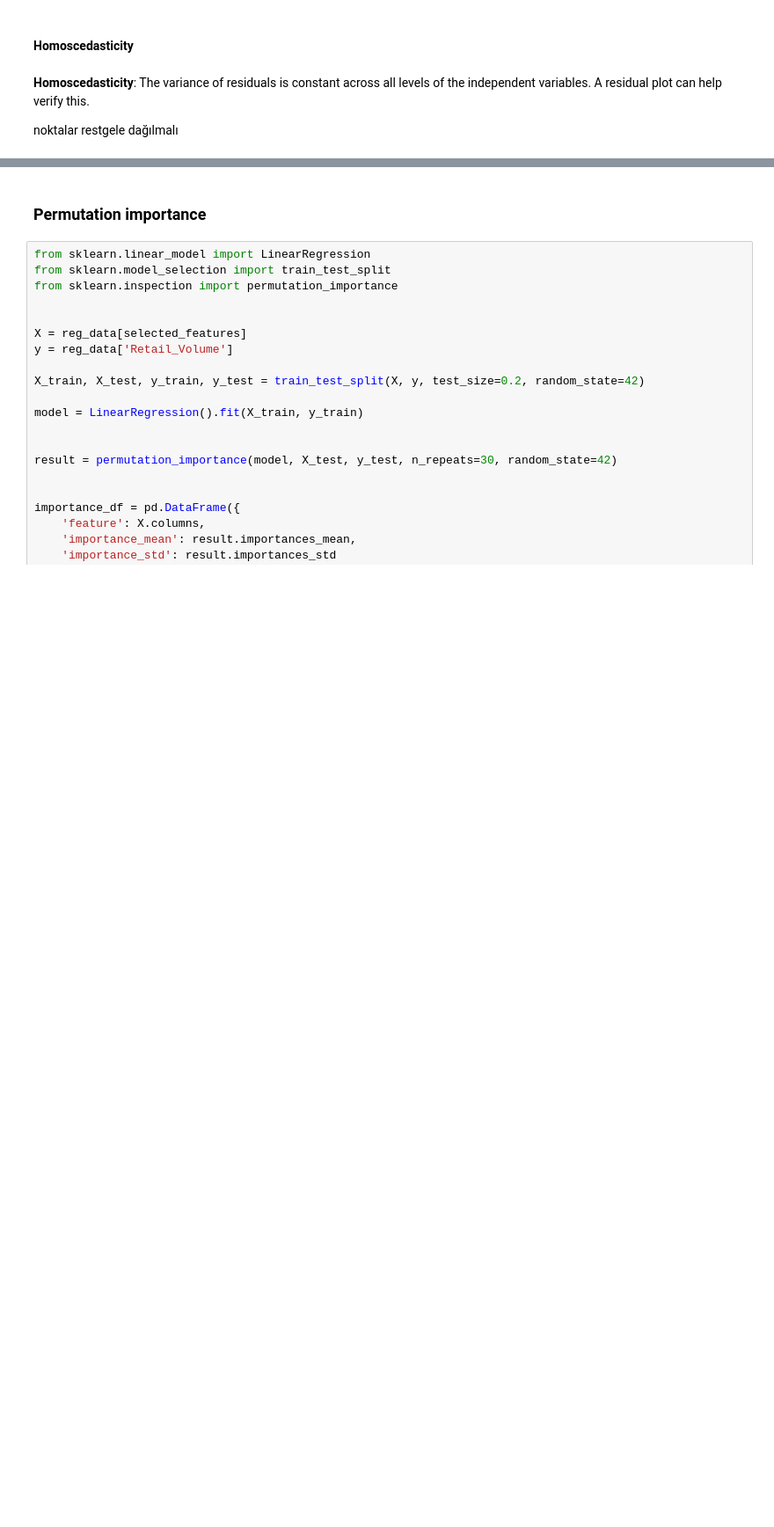
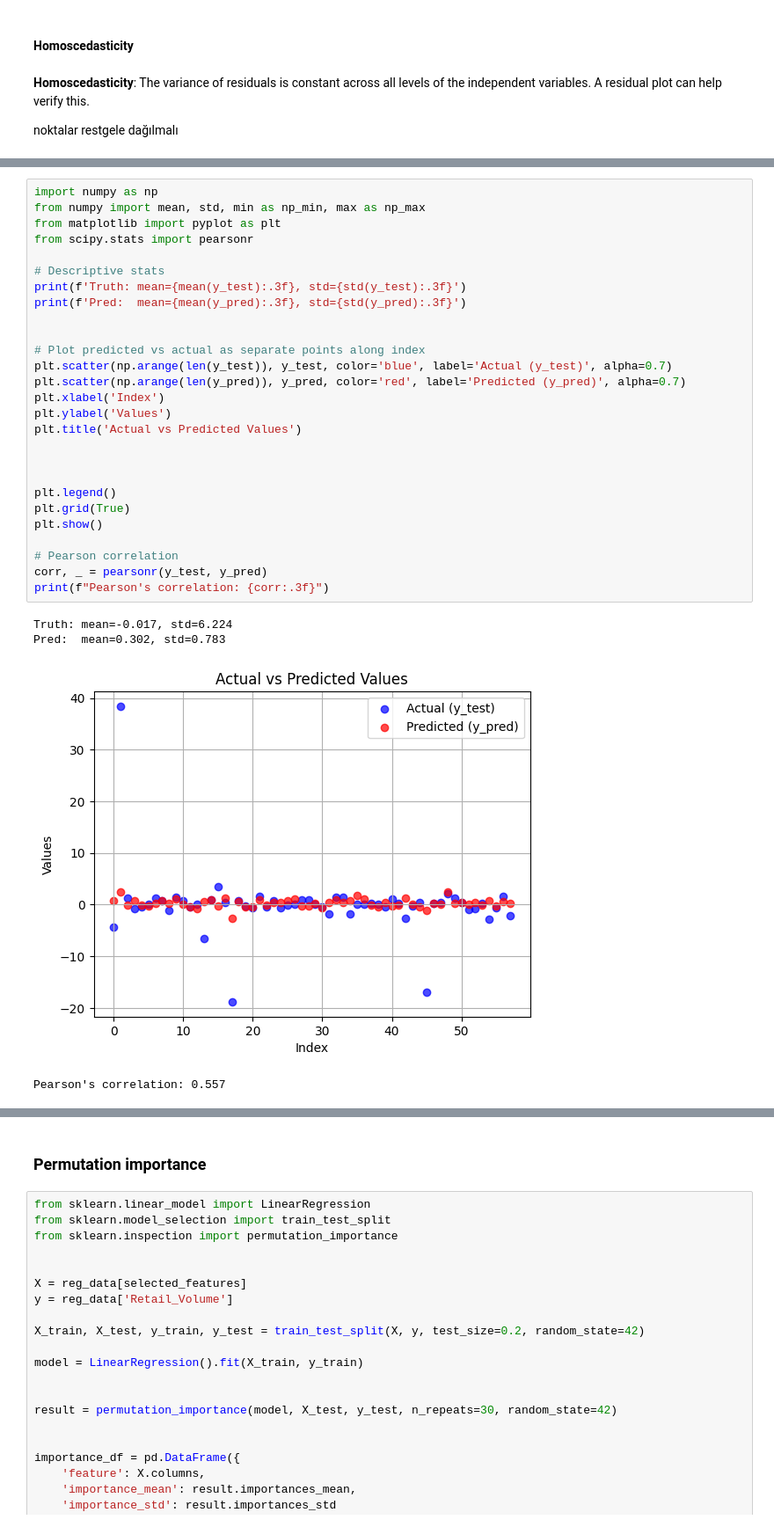
Before and after one commit to emirsglm/consumer-behavior-analysis, a Jupyter notebook: test.ipynb, the cells around one changed output, grey strips where cells are left out. Shown at 88% size. Cells and saved outputs as stored; diff of their text form; blank space fills up the shorter version.

```diff
--- a/test.ipynb
+++ b/test.ipynb
@@ -702,6 +720,38 @@ plt.show()
 # %% [output]
 [figure]
 [figure]
+# %%
+import numpy as np
+from numpy import mean, std, min as np_min, max as np_max
+from matplotlib import pyplot as plt
+from scipy.stats import pearsonr
+
+# Descriptive stats
+print(f'Truth: mean={mean(y_test):.3f}, std={std(y_test):.3f}')
+print(f'Pred:  mean={mean(y_pred):.3f}, std={std(y_pred):.3f}')
+
+
+# Plot predicted vs actual as separate points along index
+plt.scatter(np.arange(len(y_test)), y_test, color='blue', label='Actual (y_test)', alpha=0.7)
+plt.scatter(np.arange(len(y_pred)), y_pred, color='red', label='Predicted (y_pred)', alpha=0.7)
+plt.xlabel('Index')
+plt.ylabel('Values')
+plt.title('Actual vs Predicted Values')
+
+
+
+plt.legend()
+plt.grid(True)
+plt.show()
+
+# Pearson correlation
+corr, _ = pearsonr(y_test, y_pred)
+print(f"Pearson's correlation: {corr:.3f}")
+# %% [output]
+Truth: mean=-0.017, std=6.224
+Pred:  mean=0.302, std=0.783
+[figure, added]
+Pearson's correlation: 0.557
 # %%
 from statsmodels.formula.api import ols
 
```
Also changed, not shown: parts of 14 cells of this notebook, 2 other files.
